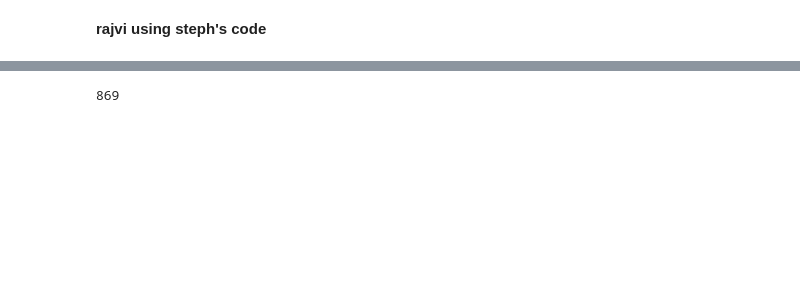
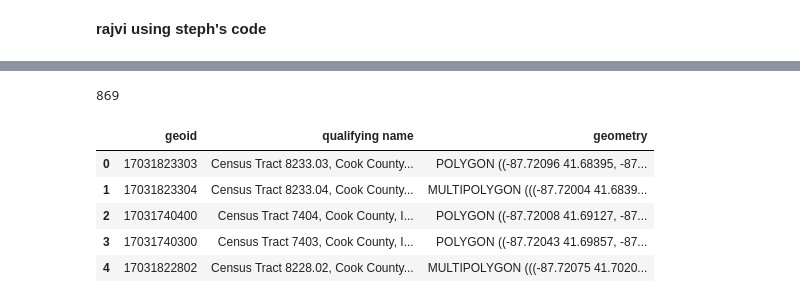
Before and after one commit to uchicago-dsi/cpl_project, a Jupyter notebook: can-summer-2023/api things/rajvi_use_mapbox_api.ipynb, the cells around one changed output, grey strips where cells are left out. Drawn from its saved outputs; the diff is of its cells as text; code cells hidden in the pictures; blank space fills up the shorter version.

```diff
--- a/can-summer-2023/api things/rajvi_use_mapbox_api.ipynb
+++ b/can-summer-2023/api things/rajvi_use_mapbox_api.ipynb
@@ -83,12 +86,23 @@ See the caveats in the documentation: https://pandas.pydata.org/pandas-docs/stab
 # %%
-#branchRadii.intersection(branchRadii, align=True)
 print(censusTracts.shape[0])
 censusTracts0to81 = censusTracts.loc[0:82]
 censusTracts82to193 = censusTracts.loc[82:194]
 censusTracts194to275 = censusTracts.loc[194:276]
 censusTracts275to356 = censusTracts.loc[275:357]
 censusTracts357to438 = censusTracts.loc[357:439]
-censusTracts439to = censusTracts.loc[357:439]
+censusTracts439to520 = censusTracts.loc[439:521]
+censusTracts521to602 = censusTracts.loc[521:603]
+censusTracts603to684 = censusTracts.loc[603:685]
+censusTracts685to766 = censusTracts.loc[685:767]
+censusTracts767to848 = censusTracts.loc[767:849]
+censusTracts787to869 = censusTracts.loc[787:870]
+censusTracts.head(5)
 # %% [output]
 869
+|  | geoid | qualifying name | geometry |
+| 0 | 17031823303 | Census Tract 8233.03, Cook County... | POLYGON ((-87.72096 41.68395, -87... |
+| 1 | 17031823304 | Census Tract 8233.04, Cook County... | MULTIPOLYGON (((-87.72004 41.6839... |
+| 2 | 17031740400 | Census Tract 7404, Cook County, I... | POLYGON ((-87.72008 41.69127, -87... |
+| 3 | 17031740300 | Census Tract 7403, Cook County, I... | POLYGON ((-87.72043 41.69857, -87... |
+| 4 | 17031822802 | Census Tract 8228.02, Cook County... | MULTIPOLYGON (((-87.72075 41.7020... |
 # %%
```
Also changed, not shown: parts of 5 cells of this notebook, 1 other file.
